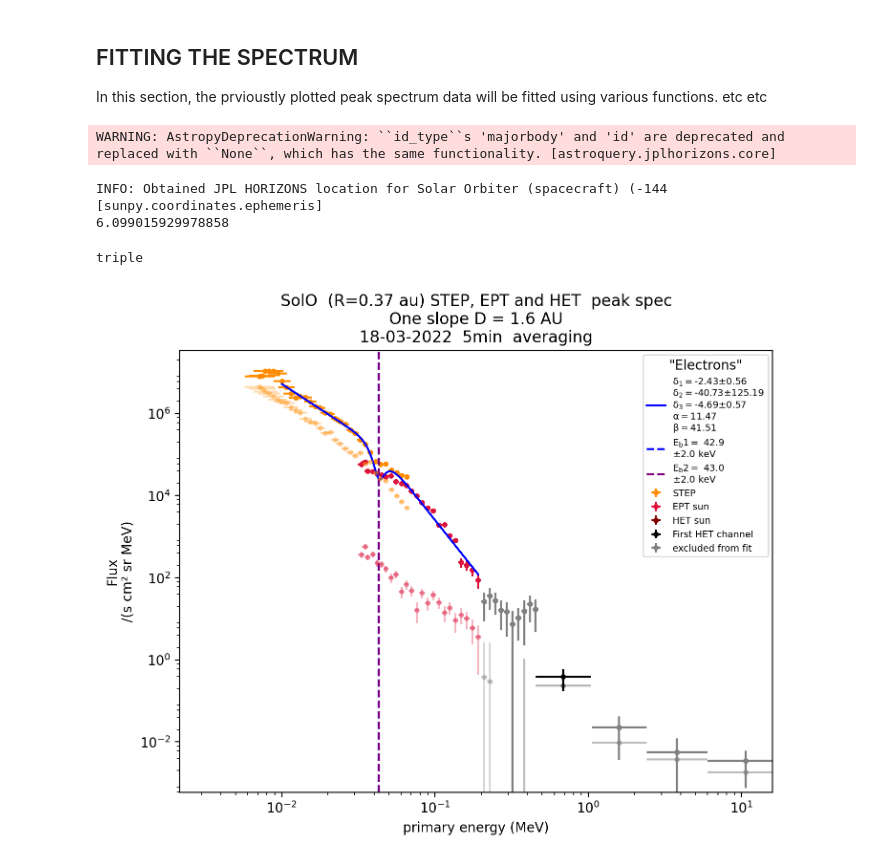
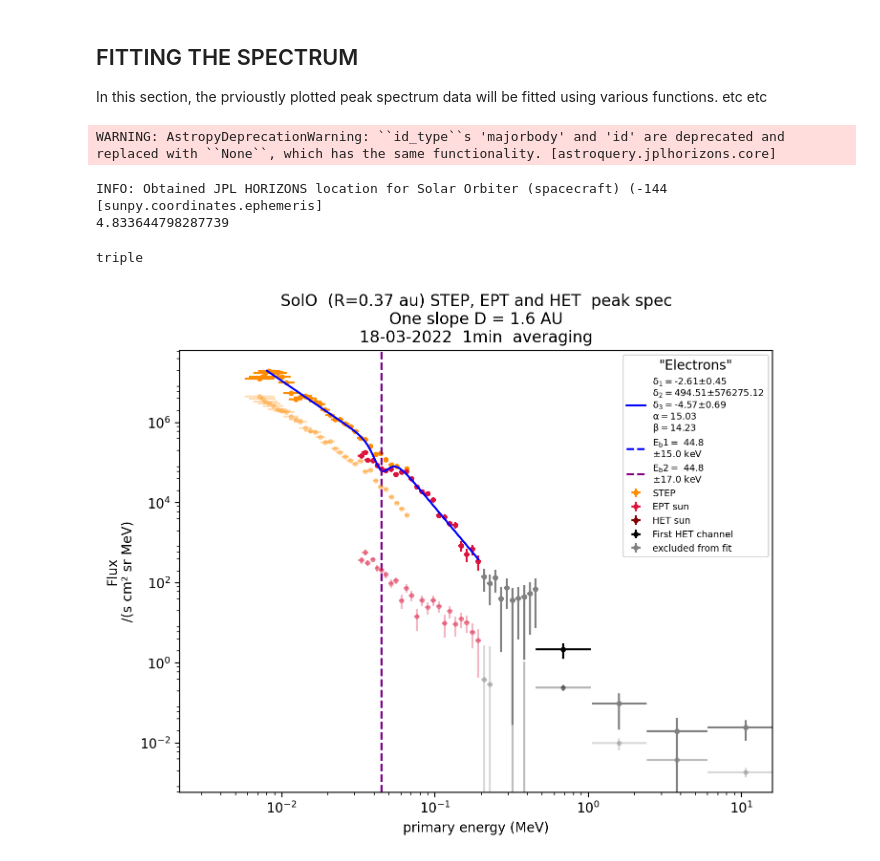
Before and after one commit to AnnamariaFedeli/SolOEPD-Plot-n-Fit-SEE, a Jupyter notebook: Plot-n-Fit-SEE-EnergySpectra_Nina.ipynb, the cells around one changed output. Cells and saved outputs as stored; diff of their text form; code cells hidden in the pictures.

```diff
--- a/Plot-n-Fit-SEE-EnergySpectra_Nina.ipynb
+++ b/Plot-n-Fit-SEE-EnergySpectra_Nina.ipynb
@@ -206,10 +205,10 @@ Calculating PA coverage for het...
 ## FITTING THE SPECTRUM
 In this section, the prvioustly plotted peak spectrum data will be fitted using various functions. etc etc
 # %%
-averaging = 5
+averaging = 1
 
 fit_type= 'step_ept_het'
-which_fit = 'triple'
+which_fit = 'best'
 c1_guess = 1000
 g1_guess = -1.9
 g2_guess = -2.5
@@ -223,35 +222,35 @@ cut_guess = 1.2
 slope = None
 fit_to = 'peak'
 
-e_min = 0.01
+e_min = 0.008
 e_max = None
 
 use_random = True
 random_iterations = 20
 
 plot_ept = True
 plot_step = True
 plot_het = True
 save_fig = True
 save_fit_variables = True
 save_fitrun = True
 
 sigma = 3
 rel_err = 0.5
 frac_nan_threshold = 0.9
 leave_out_1st_het_chan = True
 shift_step_data = False
 shift_factor = None #0.8
 
 FIT_DATA(path_to_folder, date[:10], averaging = averaging, fit_type= fit_type, step = plot_step, ept = plot_ept, het = plot_het,
          which_fit = which_fit, sigma = sigma, rel_err = rel_err, frac_nan_threshold = frac_nan_threshold, fit_to = fit_to, slope = slope,
          e_min = e_min, e_max = e_max, g1_guess = g1_guess, g2_guess = g2_guess, g3_guess = g3_guess, c1_guess = c1_guess,
          alpha_guess = alpha_guess, beta_guess = beta_guess, break_guess_low = break_guess_low, break_guess_high = break_guess_high, cut_guess = cut_guess,
          use_random = use_random, iterations = random_iterations, leave_out_1st_het_chan = leave_out_1st_het_chan, shift_step_data = shift_step_data,
          shift_factor = shift_factor, save_fig = save_fig, save_pickle = False, save_fit_variables = save_fit_variables, save_fitrun = save_fitrun)
 # %% [output]
 WARNING: AstropyDeprecationWarning: ``id_type``s 'majorbody' and 'id' are deprecated and replaced with ``None``, which has the same functionality. [astroquery.jplhorizons.core]
 INFO: Obtained JPL HORIZONS location for Solar Orbiter (spacecraft) (-144 [sunpy.coordinates.ephemeris]
-6.099015929978858
+4.833644798287739
 triple
-[figure, old version]
+[figure, new version]
```
Also changed, not shown: parts of 10 cells of this notebook, 2 other files.
